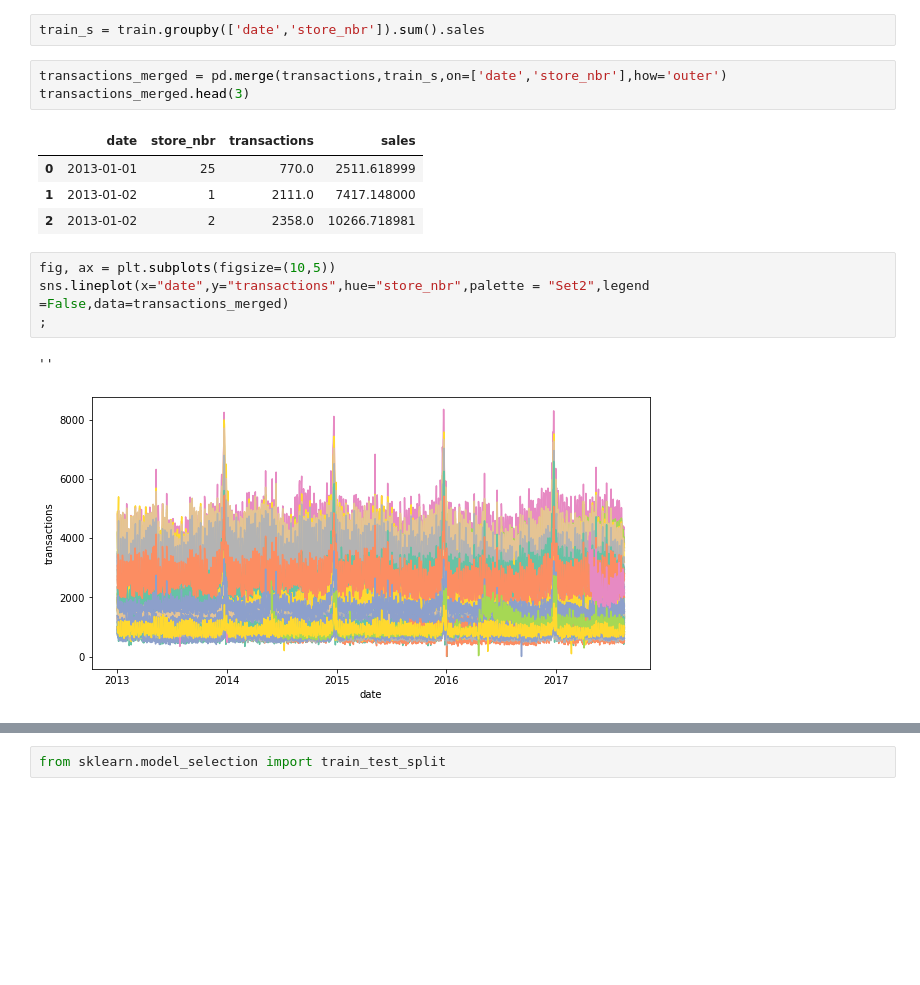
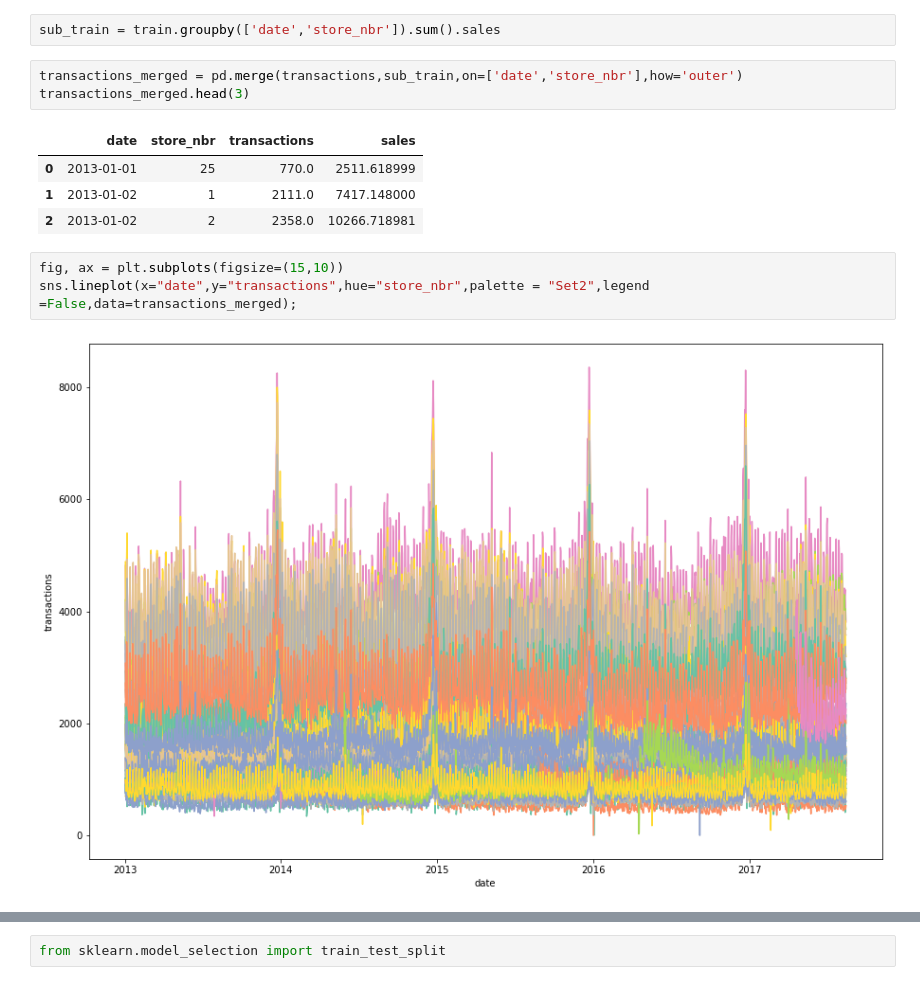
Before and after one commit to Hailey-Son/projects, a Jupyter notebook: DS-projects/Store_Sales-Time_Series_Forecasting/store_sales_time_series_forecasting.ipynb, the cells around one changed output, grey strips where cells are left out. Drawn from its saved outputs; the diff is of its cells as text; blank space fills up the shorter version.

Commit message:
added chart

```diff
--- a/DS-projects/Store_Sales-Time_Series_Forecasting/store_sales_time_series_forecasting.ipynb
+++ b/DS-projects/Store_Sales-Time_Series_Forecasting/store_sales_time_series_forecasting.ipynb
@@ -219,9 +265,9 @@ train.head(3)
 | 1 | 1 | 2013-01-01 | 1 | BABY CARE | 0.0 | 0 |
 | 2 | 2 | 2013-01-01 | 1 | BEAUTY | 0.0 | 0 |
 # %%
-train_s = train.groupby(['date','store_nbr']).sum().sales
+sub_train = train.groupby(['date','store_nbr']).sum().sales
 # %%
-transactions_merged = pd.merge(transactions,train_s,on=['date','store_nbr'],how='outer')
+transactions_merged = pd.merge(transactions,sub_train,on=['date','store_nbr'],how='outer')
 transactions_merged.head(3)
 # %% [output]
 |  | date | store_nbr | transactions | sales |
@@ -229,10 +275,8 @@ transactions_merged.head(3)
 | 1 | 2013-01-02 | 1 | 2111.0 | 7417.148000 |
 | 2 | 2013-01-02 | 2 | 2358.0 | 10266.718981 |
 # %%
-fig, ax = plt.subplots(figsize=(10,5))
-sns.lineplot(x="date",y="transactions",hue="store_nbr",palette = "Set2",legend =False,data=transactions_merged)
-;
+fig, ax = plt.subplots(figsize=(15,10))
+sns.lineplot(x="date",y="transactions",hue="store_nbr",palette = "Set2",legend =False,data=transactions_merged);
 # %% [output]
-''
-[figure, old version]
+[figure, new version]
 # %%
```
Also changed, not shown: parts of 12 cells of this notebook.
